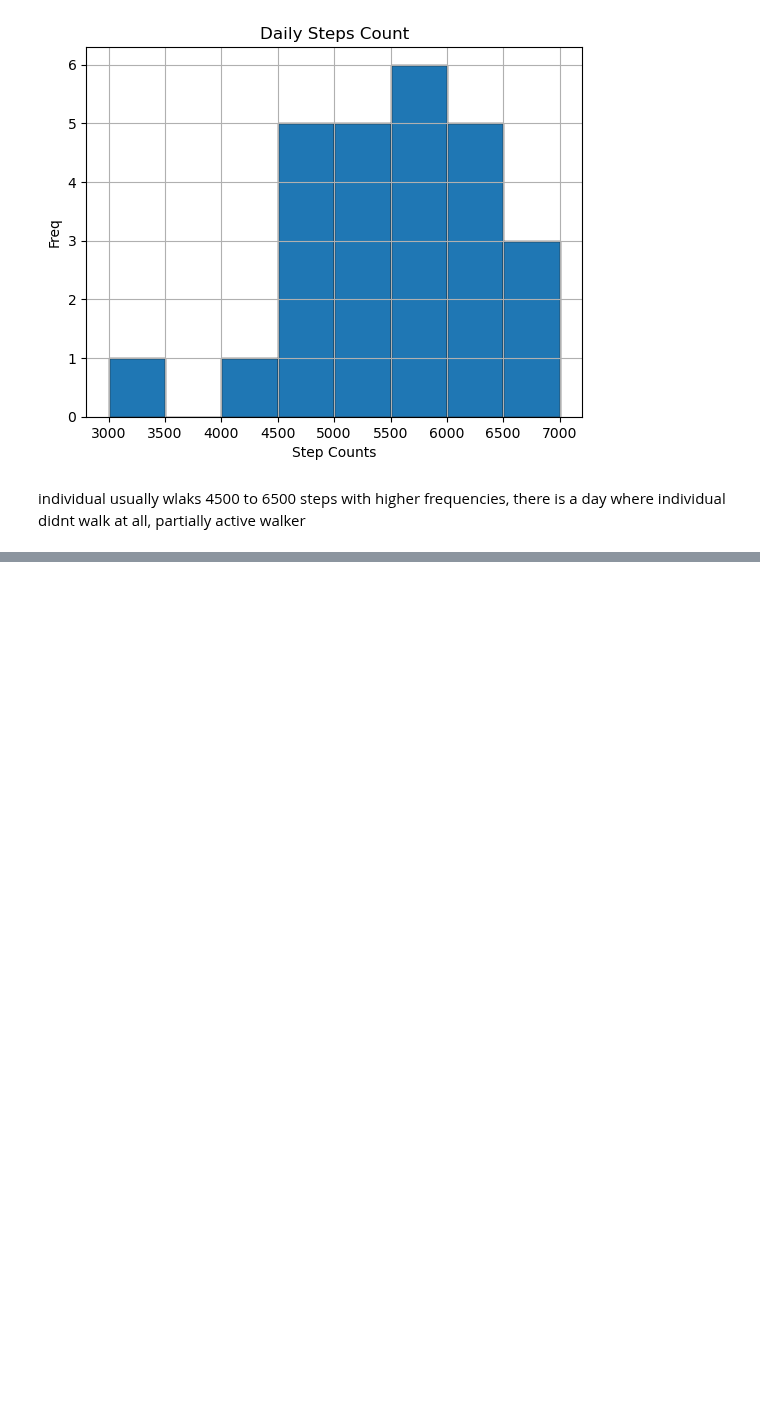
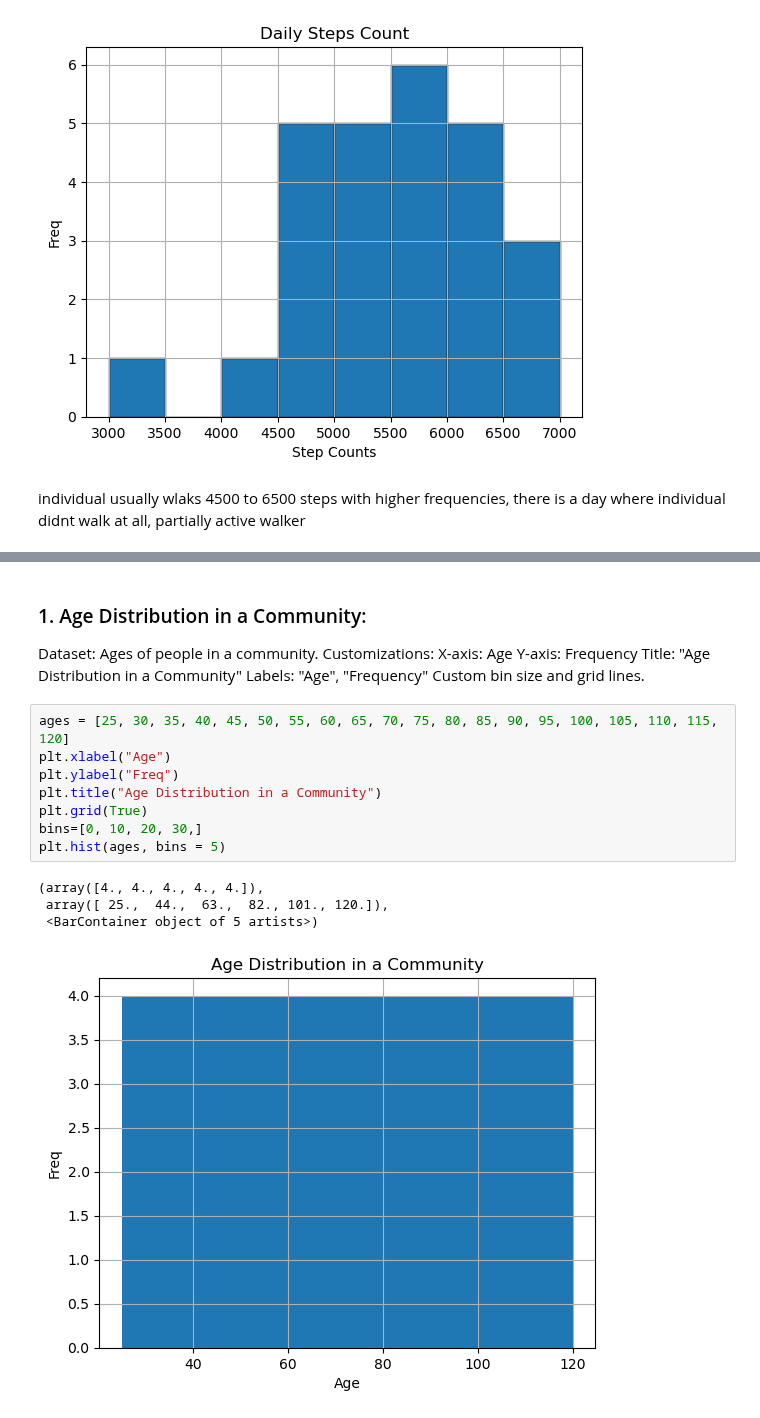
Before and after one commit to S827/python-programs, a Jupyter notebook: EDAPractice/practiceDS.ipynb, the cells around one changed output, grey strips where cells are left out. Drawn from its saved outputs; the diff is of its cells as text; blank space fills up the shorter version.

Commit message:
histogram solution

```diff
--- a/EDAPractice/practiceDS.ipynb
+++ b/EDAPractice/practiceDS.ipynb
@@ -556,0 +609,16 @@ plt.scatter(temperature, ice_cream_sales, c=colors)
+# %% [markdown]
+### 1. Age Distribution in a Community:
+Dataset: Ages of people in a community. Customizations: X-axis: Age Y-axis: Frequency Title: "Age Distribution in a Community" Labels: "Age", "Frequency" Custom bin size and grid lines.
+# %%
+ages = [25, 30, 35, 40, 45, 50, 55, 60, 65, 70, 75, 80, 85, 90, 95, 100, 105, 110, 115, 120]
+plt.xlabel("Age")
+plt.ylabel("Freq")
+plt.title("Age Distribution in a Community")
+plt.grid(True)
+bins=[0, 10, 20, 30,]
+plt.hist(ages, bins = 5)
+# %% [output]
+(array([4., 4., 4., 4., 4.]),
+ array([ 25.,  44.,  63.,  82., 101., 120.]),
+ <BarContainer object of 5 artists>)
+[figure, added]
```
Also changed, not shown: parts of 45 cells of this notebook.
